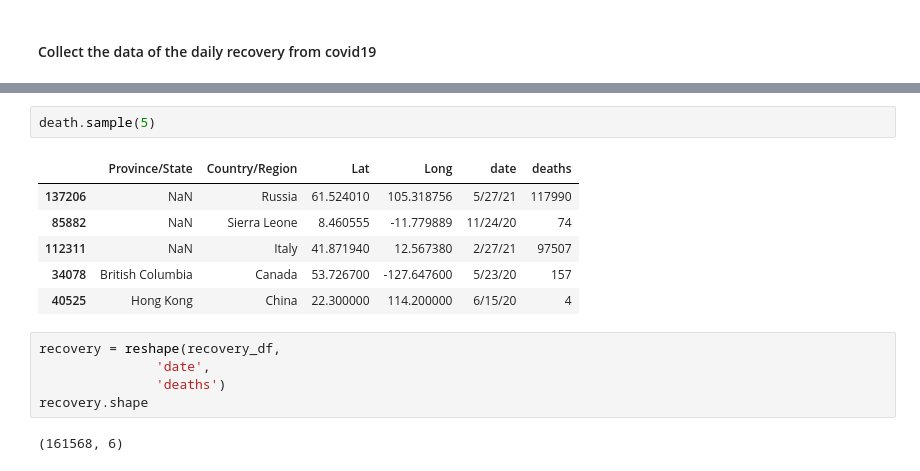
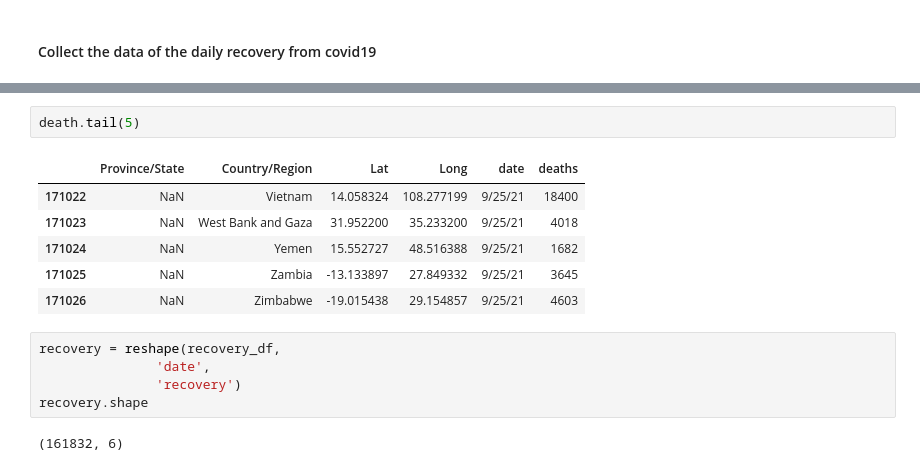
Before and after one commit to mozaini/Final_project, a Jupyter notebook: project_notebook.ipynb, the cells around one changed output, grey strips where cells are left out. Saved outputs shown, nothing was run; the diff lists cells and outputs as text.

```diff
--- a/project_notebook.ipynb
+++ b/project_notebook.ipynb
@@ -103,19 +137,19 @@ death.shape
 # %%
-death.sample(5)
+death.tail(5)
 # %% [output]
 |  | Province/State | Country/Region | Lat | Long | date | deaths |
-| 137206 | NaN | Russia | 61.524010 | 105.318756 | 5/27/21 | 117990 |
-| 85882 | NaN | Sierra Leone | 8.460555 | -11.779889 | 11/24/20 | 74 |
-| 112311 | NaN | Italy | 41.871940 | 12.567380 | 2/27/21 | 97507 |
-| 34078 | British Columbia | Canada | 53.726700 | -127.647600 | 5/23/20 | 157 |
-| 40525 | Hong Kong | China | 22.300000 | 114.200000 | 6/15/20 | 4 |
+| 171022 | NaN | Vietnam | 14.058324 | 108.277199 | 9/25/21 | 18400 |
+| 171023 | NaN | West Bank and Gaza | 31.952200 | 35.233200 | 9/25/21 | 4018 |
+| 171024 | NaN | Yemen | 15.552727 | 48.516388 | 9/25/21 | 1682 |
+| 171025 | NaN | Zambia | -13.133897 | 27.849332 | 9/25/21 | 3645 |
+| 171026 | NaN | Zimbabwe | -19.015438 | 29.154857 | 9/25/21 | 4603 |
 # %%
 recovery = reshape(recovery_df,
                'date',
-               'deaths')
+               'recovery')
 recovery.shape
 # %% [output]
-(161568, 6)
+(161832, 6)
 # %%
 recovery.sample(5)
 # %% [output]
```
Also changed, not shown: parts of 64 cells of this notebook, 8 other files.
